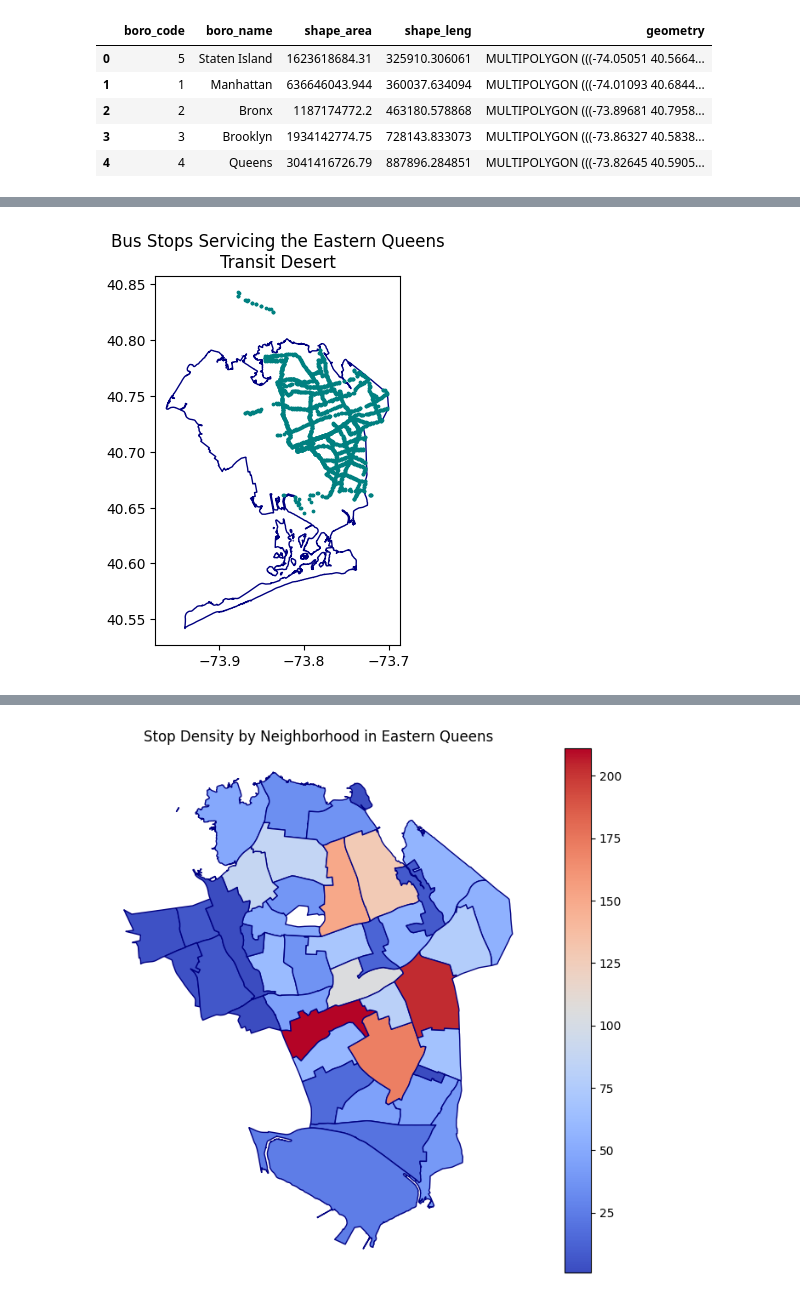
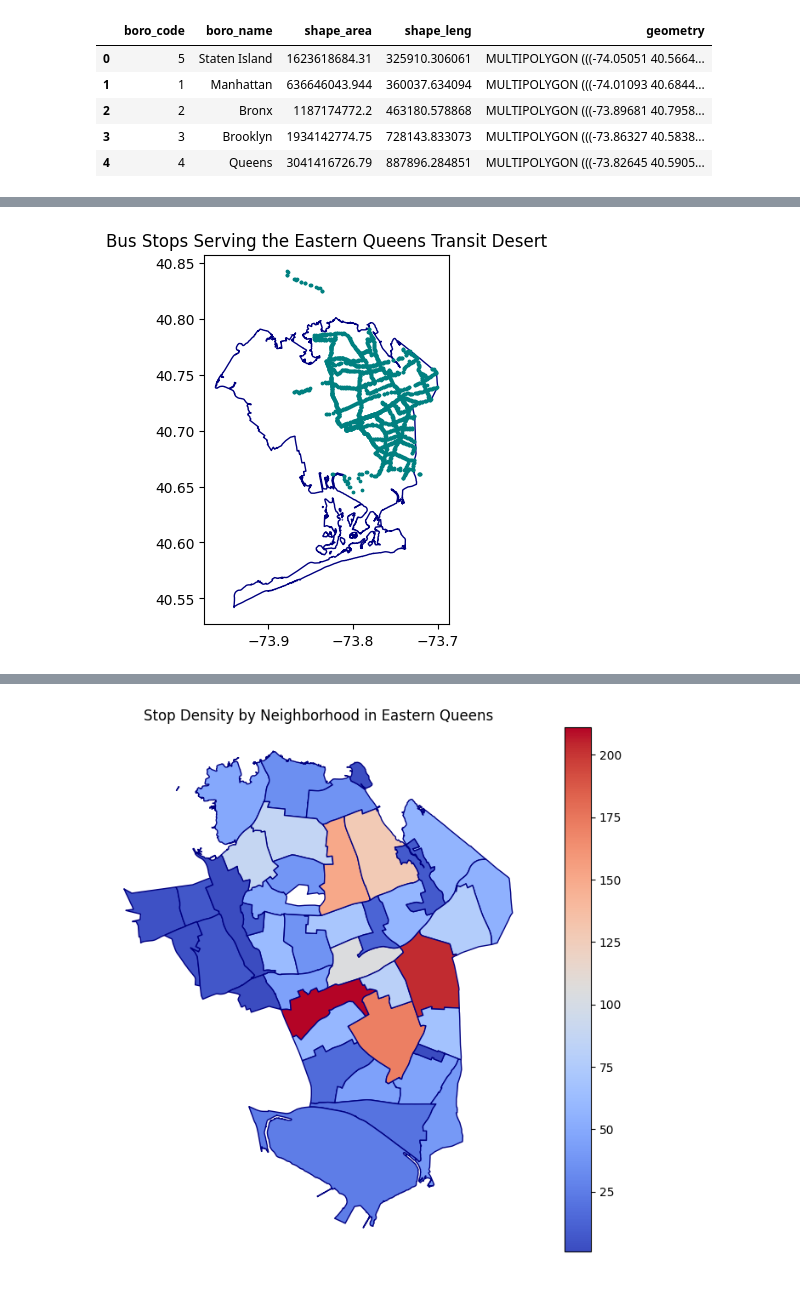
Before and after one commit to dmehta94/project-capstone-transit-inequity-eastern-queens, a Jupyter notebook: code/exploratory_data_analysis.ipynb, the cells around one changed output, grey strips where cells are left out. Drawn from its saved outputs; the diff is of its cells as text; code cells hidden in the pictures.

Commit message:
refactor(exploratory_data_analysis): fix geometry creation, dead code, route ID keys, add explanatory markdown.

```diff
--- a/code/exploratory_data_analysis.ipynb
+++ b/code/exploratory_data_analysis.ipynb
@@ -47,7 +65,10 @@ stops.head()
 | 3 | MTA%20NYCT_Q1 | MTA_500008 | HILLSIDE AV/182 PL | 40.713574 | -73.779850 |
 | 4 | MTA%20NYCT_Q1 | MTA_500009 | HILLSIDE AV/184 ST | 40.714085 | -73.777516 |
 # %%
-# Save the list of routes separately to help read in the real-time data
-routes = [' '.join(route.split('%20')) for route in stops['route_id'].unique()]
-routes
+# Decode percent-encoded route IDs (e.g. 'MTA%20NYCT_Q1' -> 'MTA_NYCT_Q1')
+# Using underscores rather than spaces for filesystem compatibility,
+# consistent with the naming convention in the real-time data pipeline.
+stops['route_id'] = stops['route_id'].str.replace('%20', '_', regex=False)
+
+stops.head()
 # %% [output]
@@ -71,3 +80,0 @@ routes
-# %%
-stops['route_id'] = ['_'.join(route.split('%20')) for route in stops['route_id']]
-stops.head()
@@ -109,8 +112,11 @@ stops.describe(include = 'all')
 | 75% | NaN | NaN | NaN | 40.753651 | -73.751026 |
 | max | NaN | NaN | NaN | 40.842561 | -73.701373 |
 # %%
+# Convert to GeoDataFrame using EPSG:4326 (standard WGS84 lat/lon coordinate system)
 stops_gdf = gpd.GeoDataFrame(
-    stops, geometry = gpd.points_from_xy(stops['longitude'], stops['latitude']), crs="EPSG:4326"
+    stops,
+    geometry=gpd.points_from_xy(stops['longitude'], stops['latitude']),
+    crs='EPSG:4326'
 )
 
 stops_gdf.head()
@@ -150,13 +158,13 @@ nyc_boundaries.describe(include = 'all')
 # %%
-# Filter to Queens
+# Filter to Queens boundary only
 queens_boundaries = nyc_boundaries[nyc_boundaries['boro_name'] == 'Queens']
 
-# Plot stops on a map
-base_layer = queens_boundaries.plot(color = 'white', edgecolor = 'navy')
-stops_gdf.plot(ax = base_layer, color = 'teal', markersize = 3)
-plt.title("Bus Stops Servicing the Eastern Queens\nTransit Desert")
-plt.savefig('../images/east_queens_overlay.png', dpi = 300)
-plt.show();
+# Overlay stops on Queens boundary
+base_layer = queens_boundaries.plot(color='white', edgecolor='navy')
+stops_gdf.plot(ax=base_layer, color='teal', markersize=3)
+plt.title('Bus Stops Serving the Eastern Queens Transit Desert')
+plt.savefig('../images/east_queens_overlay.png', dpi=300)
+plt.show()
 # %% [output]
-[figure, old version]
+[figure, new version]
 # %%
```
Also changed, not shown: parts of 30 cells of this notebook.
